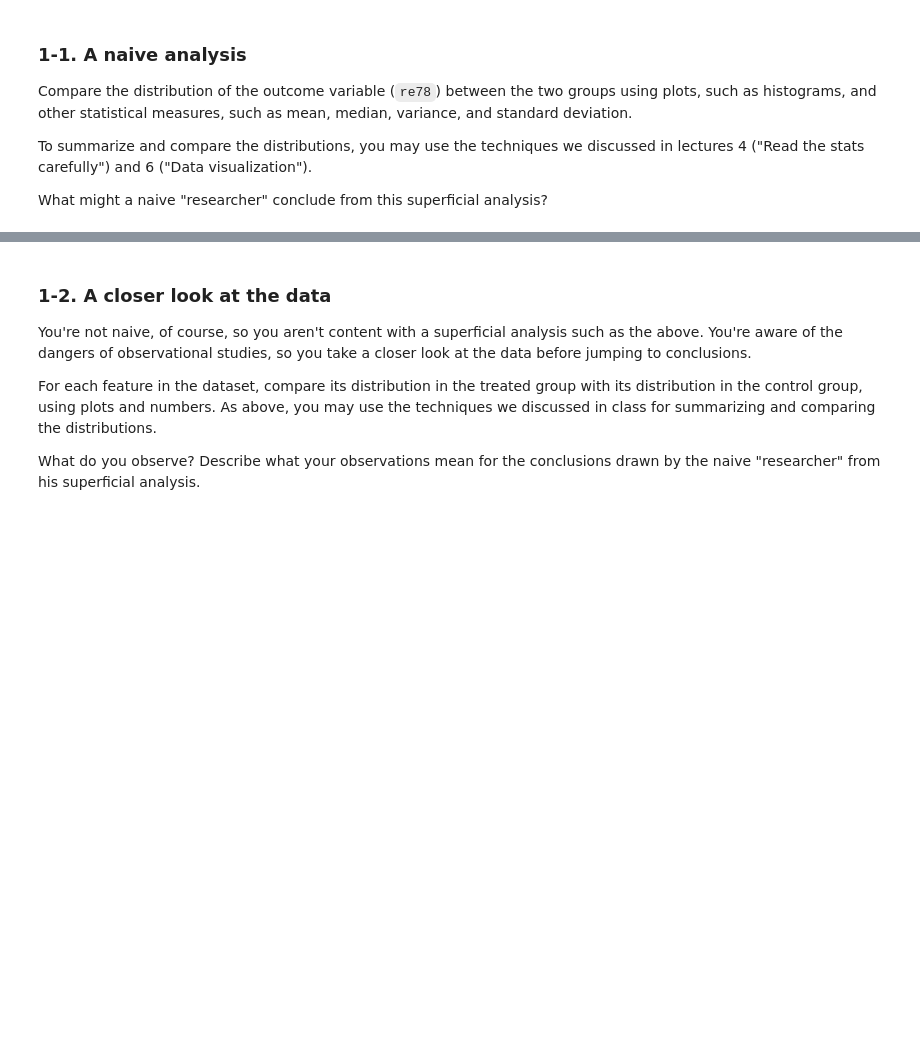
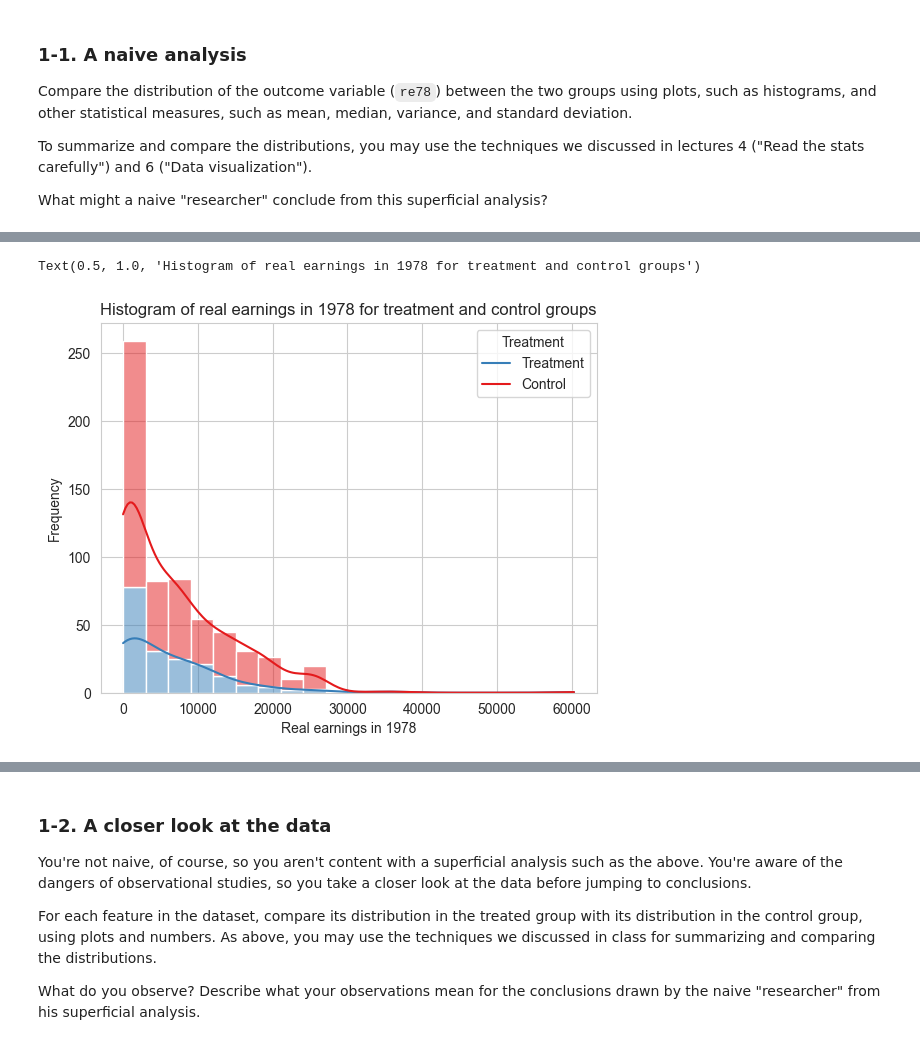
Before and after one commit to amirsoleix/exploratory-data-analysis, a Jupyter notebook: EDA-notebook.ipynb, the cells around one changed output, grey strips where cells are left out. Drawn from its saved outputs; the diff is of its cells as text; code cells hidden in the pictures; blank space fills up the shorter version.

Commit message:
Closer look and balancing the dataset

```diff
--- a/EDA-notebook.ipynb
+++ b/EDA-notebook.ipynb
@@ -42,0 +51,4 @@ What might a naive "researcher" conclude from this superficial analysis?
+# %%
+# Import lalonde dataset
+df = pd.read_csv('lalonde.csv', index_col='id')
+df.head()
@@ -42,0 +63,12 @@ What might a naive "researcher" conclude from this superficial analysis?
+# %%
+# Plot histogram of real earnings in 78 for treatment and control groups
+sns.set_style('whitegrid')
+sns.set_palette('Set1')
+sns.histplot(data=df, x='re78', hue='treat', kde=True, bins=20, multiple='stack')
+plt.legend(title='Treatment', loc='upper right', labels=['Treatment', 'Control'])
+plt.xlabel('Real earnings in 1978')
+plt.ylabel('Frequency')
+plt.title('Histogram of real earnings in 1978 for treatment and control groups')
+# %% [output]
+Text(0.5, 1.0, 'Histogram of real earnings in 1978 for treatment and control groups')
+[figure, added]
```
Also changed, not shown: parts of 21 cells of this notebook.
